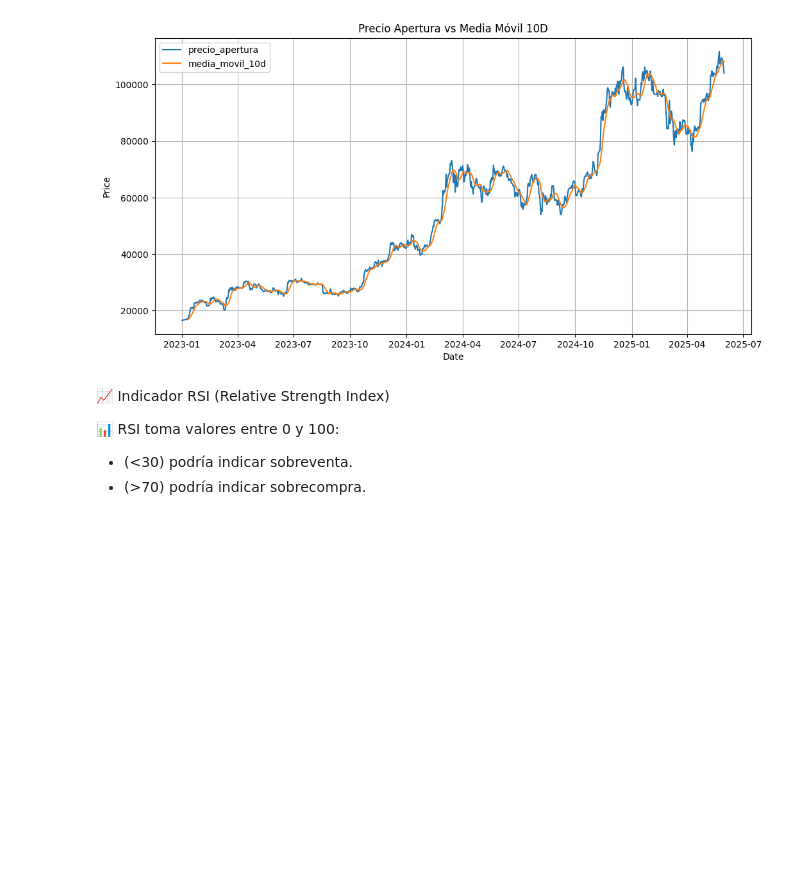
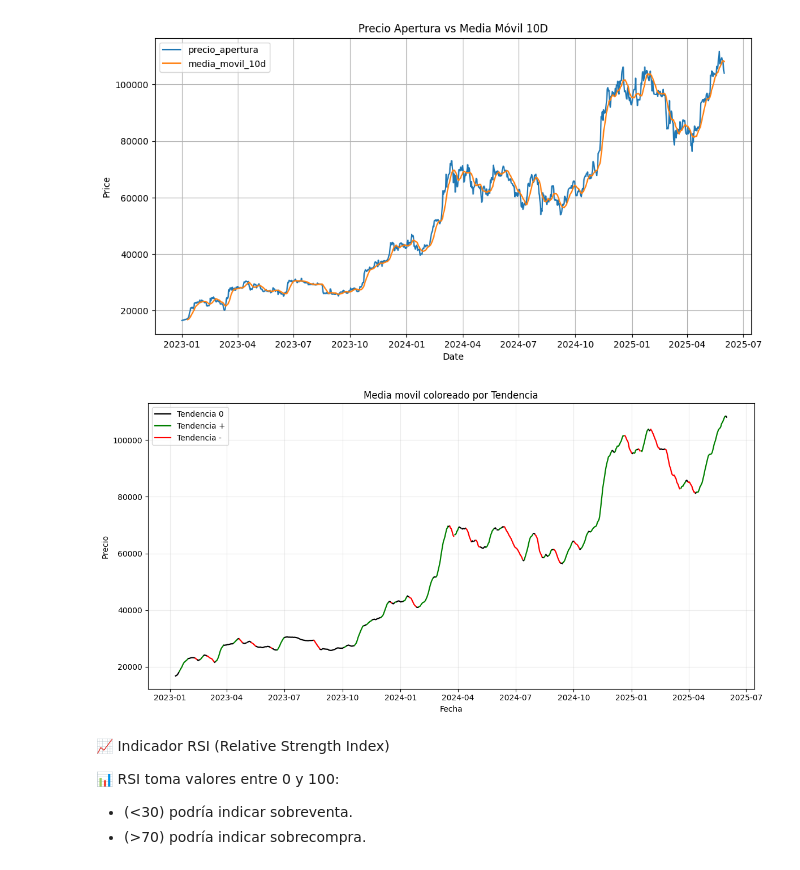
Before and after one commit to GuiredysGomez/bitcoin_sentiment_forecaster, a Jupyter notebook: notebooks/dataCleaning.ipynb, the cells around one changed output. Drawn from its saved outputs; the diff is of its cells as text; code cells hidden in the pictures; blank space fills up the shorter version.

```diff
--- a/notebooks/dataCleaning.ipynb
+++ b/notebooks/dataCleaning.ipynb
@@ -6,10 +6,9 @@ import matplotlib.pyplot as plt
 from scipy.signal import savgol_filter
 from sklearn.model_selection import train_test_split
 # %%
-WINDOW_MA = 10
-WINDOW_RSI = 10
-SLIDING_WINDOW = 5
-EPSILON_TOLERANCE = 0.15
-TRAINING_PCT = 0.8
+WINDOW_MA = 10 #10 MEJOR VALOR
+WINDOW_RSI = 10 #10 MEJOR VALOR
+SLIDING_WINDOW = 5 #5 MEJOR VALOR
+EPSILON_TOLERANCE = 0.30 # 0.30 MEJOR VALOR
 # %% [markdown]
 Lectura de archivos
@@ -89,6 +72,40 @@ plt.xlabel('Date')
 plt.show()
 # %% [output]
 [figure]
+# %%
+import itertools
+
+# Data para graficar
+df_plot = df_final[['fecha','media_movil_10d','tendencia_categorizada']].dropna().copy()
+df_plot = df_plot.sort_values('fecha').set_index('fecha')
+
+fig, ax = plt.subplots(figsize=(12,6))
+colors = {1:'green', 0:'black', -1:'red'}
+
+first_label_done = set()
+
+# Agrupar tramos consecutivos con misma tendencia
+for trend, group in itertools.groupby(zip(df_plot.index, df_plot['tendencia_categorizada']), key=lambda x: x[1]):
+    group_list = list(group)
+    idxs = [ts for ts,_ in group_list]
+    prices = df_plot.loc[idxs, 'media_movil_10d']
+    label = None
+    if trend not in first_label_done:
+        label = {1:'Tendencia +',0:'Tendencia 0',-1:'Tendencia -'}[trend]
+        first_label_done.add(trend)
+    ax.plot(prices.index, prices.values, color=colors[trend], linewidth=1.6, label=label)
+
+ax.set_title('Media movil coloreado por Tendencia')
+ax.set_ylabel('Precio')
+ax.set_xlabel('Fecha')
+ax.legend(loc='upper left')
+ax.grid(alpha=0.25)
+
+plt.tight_layout()
+plt.show()
+#
+# %% [output]
+[figure, added]
 # %% [markdown]
 📈 Indicador RSI (Relative Strength Index)
 
```
Also changed, not shown: parts of 17 cells of this notebook, 15 other files.
